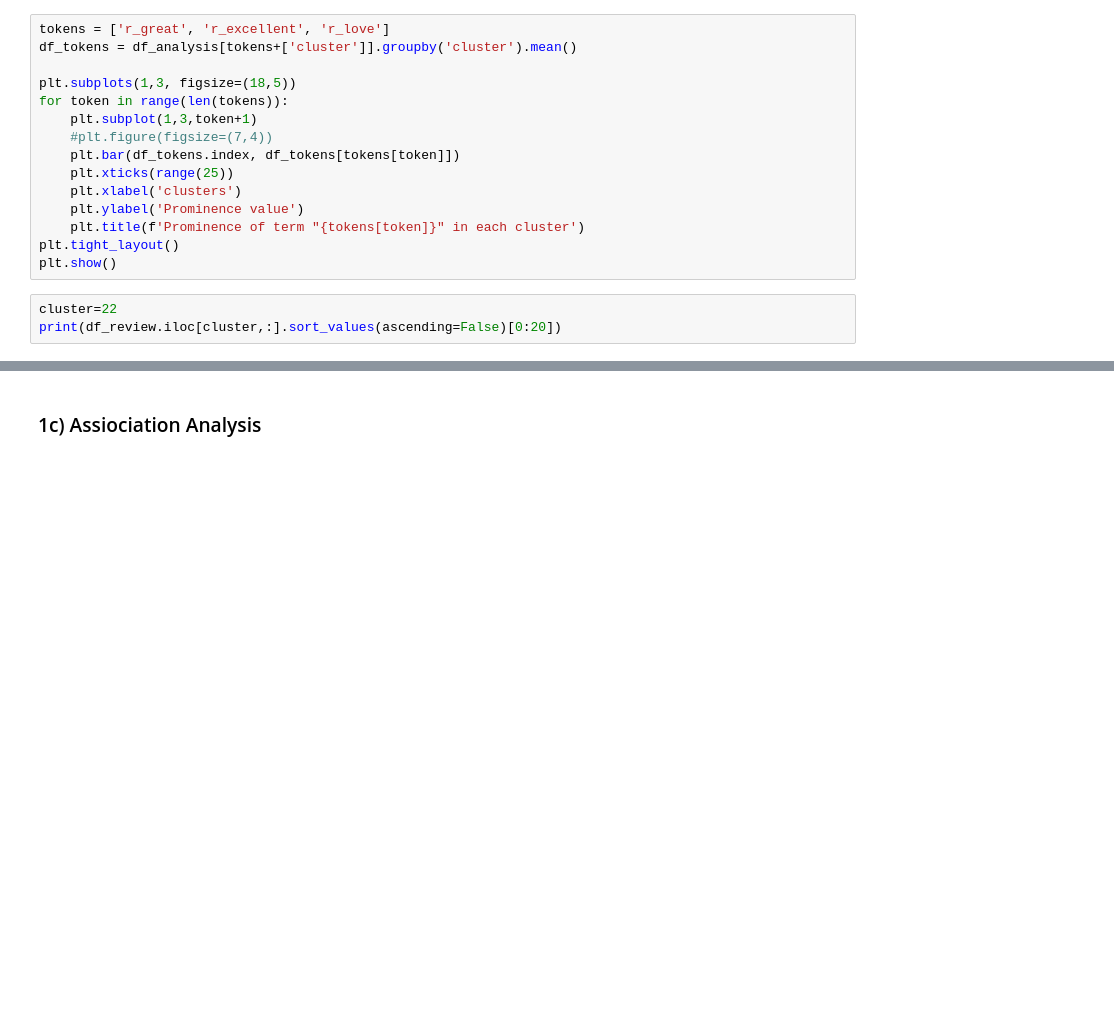
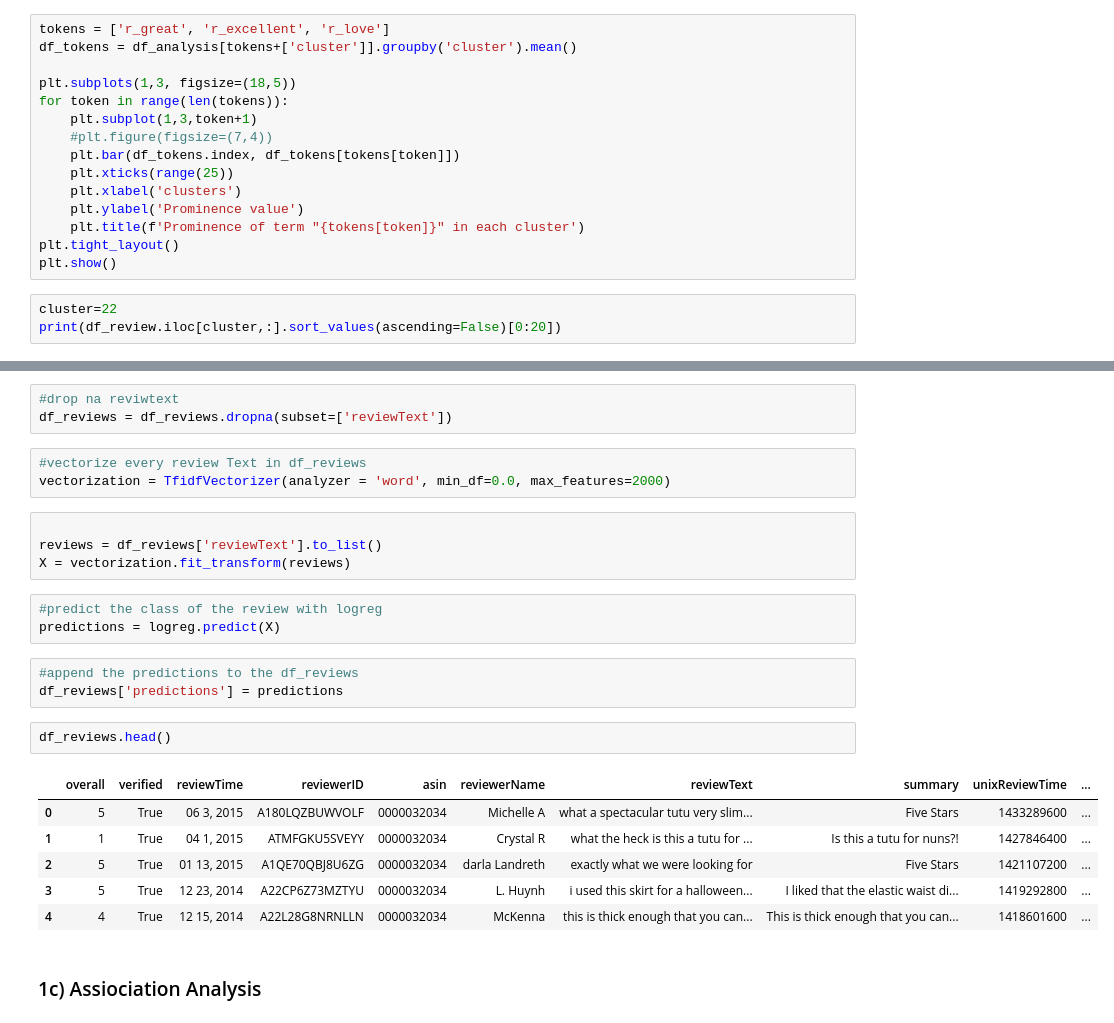
Before and after one commit to juliankulinsky/deep_learning, a Jupyter notebook: notebooks/deep_leaning_project.ipynb, the cells around one changed output, grey strips where cells are left out. Saved outputs shown, nothing was run; the diff lists cells and outputs as text; blank space fills up the shorter version.

```diff
--- a/notebooks/deep_leaning_project.ipynb
+++ b/notebooks/deep_leaning_project.ipynb
@@ -1032,3 +1250,28 @@ print(df_review.iloc[cluster,:].sort_values(ascending=False)[0:20])
+# %%
+#drop na reviwtext
+df_reviews = df_reviews.dropna(subset=['reviewText'])
+# %%
+#vectorize every review Text in df_reviews
+vectorization = TfidfVectorizer(analyzer = 'word', min_df=0.0, max_features=2000)
+# %%
+
+reviews = df_reviews['reviewText'].to_list()
+X = vectorization.fit_transform(reviews)
+# %%
+#predict the class of the review with logreg
+predictions = logreg.predict(X)
+# %%
+#append the predictions to the df_reviews
+df_reviews['predictions'] = predictions
+# %%
+df_reviews.head()
+# %% [output]
+|  | overall | verified | reviewTime | reviewerID | asin | reviewerName | reviewText | summary | unixReviewTime | ... |
+| 0 | 5 | True | 06 3, 2015 | A180LQZBUWVOLF | 0000032034 | Michelle A | what a spectacular tutu very slim... | Five Stars | 1433289600 | ... |
+| 1 | 1 | True | 04 1, 2015 | ATMFGKU5SVEYY | 0000032034 | Crystal R | what the heck is this a tutu for ... | Is this a tutu for nuns?! | 1427846400 | ... |
+| 2 | 5 | True | 01 13, 2015 | A1QE70QBJ8U6ZG | 0000032034 | darla Landreth | exactly what we were looking for | Five Stars | 1421107200 | ... |
+| 3 | 5 | True | 12 23, 2014 | A22CP6Z73MZTYU | 0000032034 | L. Huynh | i used this skirt for a halloween... | I liked that the elastic waist di... | 1419292800 | ... |
+| 4 | 4 | True | 12 15, 2014 | A22L28G8NRNLLN | 0000032034 | McKenna | this is thick enough that you can... | This is thick enough that you can... | 1418601600 | ... |
 # %% [markdown]
 ### 1c) Assiociation Analysis
 # %% [markdown]
```
Also changed, not shown: parts of 37 cells of this notebook.
